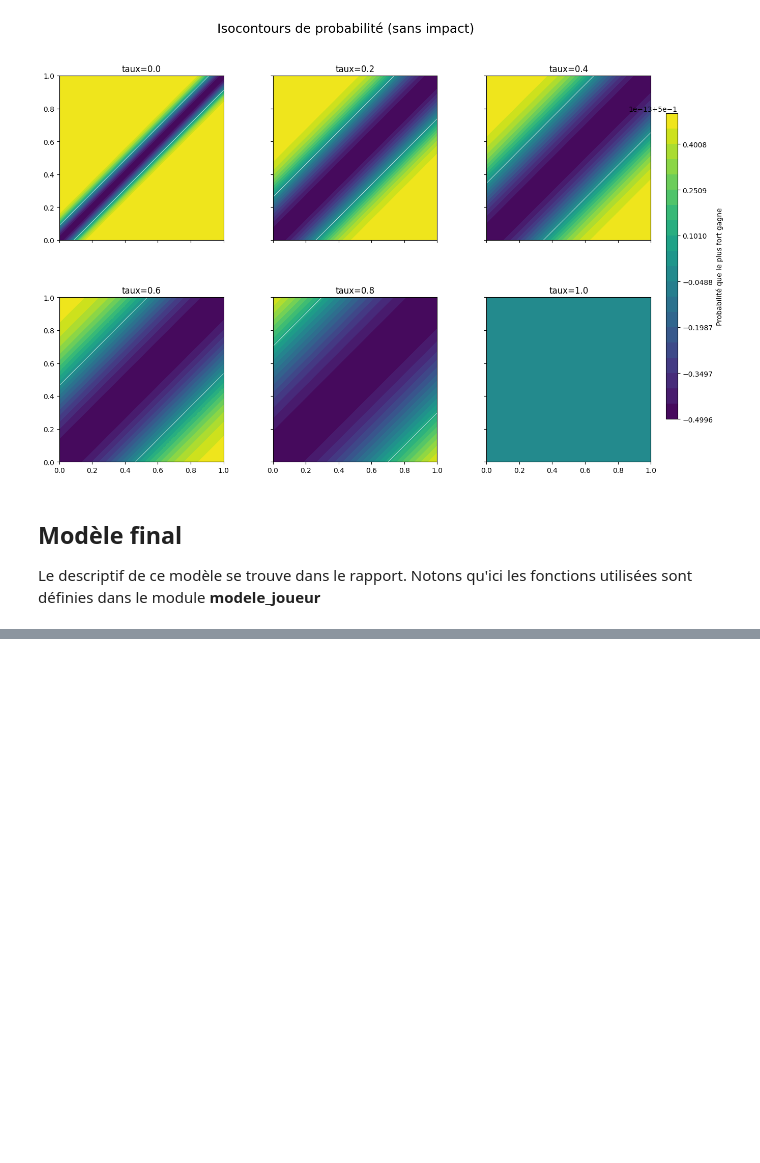
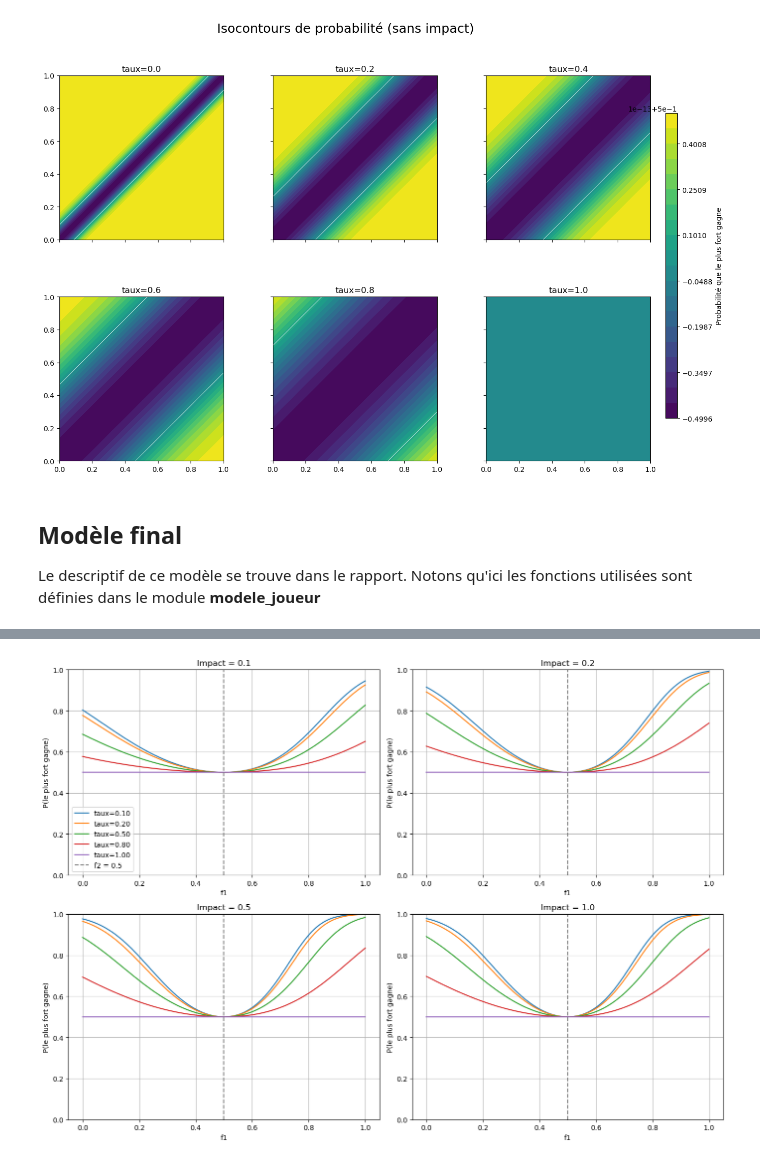
Before and after one commit to gabrielbSU/projet-elo, a Jupyter notebook: Untitled.ipynb, the cells around one changed output, grey strips where cells are left out. Saved outputs shown, nothing was run; the diff lists cells and outputs as text; code cells hidden in the pictures; blank space fills up the shorter version.

```diff
--- a/Untitled.ipynb
+++ b/Untitled.ipynb
@@ -145,0 +254,28 @@ plt.show()
+# %%
+# Affichage des courbes sigmoïdes pour différentes valeurs de taux et impact, f2 fixé
+
+f1_vals = np.linspace(0, 1, 500)
+f2_fixed = 0.5
+
+fig, axes = plt.subplots(2, 2, figsize=(14, 10))
+axes = axes.flatten()
+
+for i, impact in enumerate(impact_values):
+    ax = axes[i]
+    for taux in taux_values:
+        P = get_proba_simu(f1_vals, np.full_like(f1_vals, f2_fixed), taux, impact)
+        ax.plot(f1_vals, P, label=f"taux={taux:.2f}")
+
+    ax.axvline(f2_fixed, color='gray', linestyle='--', label='f2 = 0.5')
+    ax.set_title(f"Impact = {impact}")
+    ax.set_xlabel("f1")
+    ax.set_ylabel("P(le plus fort gagne)")
+    ax.grid(True)
+    ax.set_ylim(0, 1)
+    if i == 0:
+        ax.legend()
+
+plt.tight_layout()
+plt.show()
+# %% [output]
+[figure, added]
```
Also changed, not shown: parts of 3 cells of this notebook, 6 other files.
